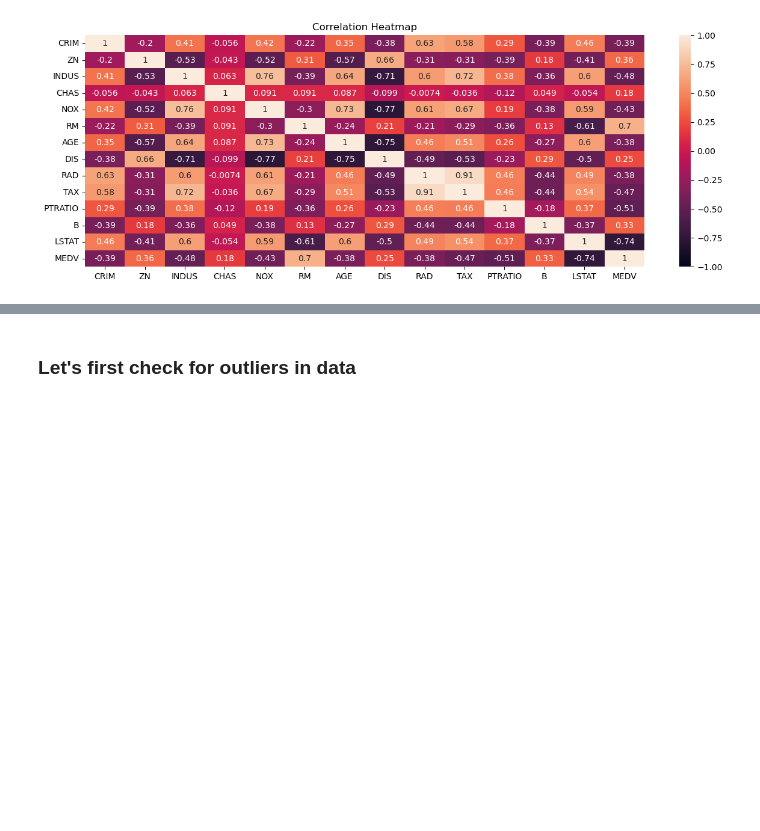
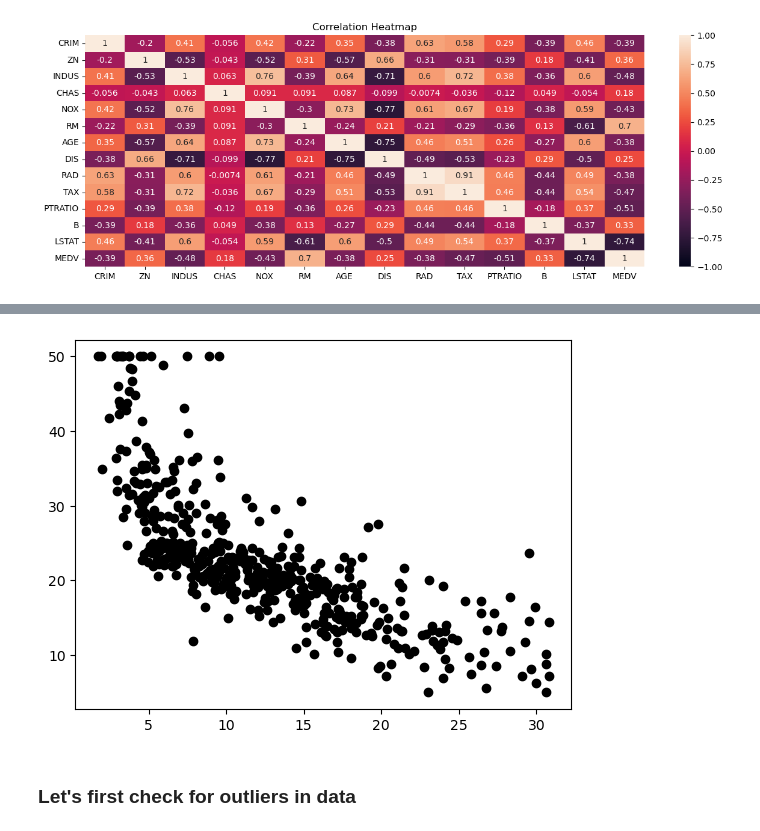
Before and after one commit to fhprime/Boston-House-Prices, a Jupyter notebook: Boston House Prices Notebook.ipynb, the cells around one changed output, grey strips where cells are left out. Saved outputs shown, nothing was run; the diff lists cells and outputs as text; code cells hidden in the pictures; blank space fills up the shorter version.

```diff
--- a/Boston House Prices Notebook.ipynb
+++ b/Boston House Prices Notebook.ipynb
@@ -148,3 +168,8 @@ Text(0.5, 1.0, 'Correlation Heatmap')
+# %%
+plt.scatter(dataset['LSTAT'],dataset['MEDV'],color = 'black')
+plt.show()
+# %% [output]
+[figure, added]
 # %% [markdown]
 ### Let's first check for outliers in data
 # %%
```
Also changed, not shown: parts of 12 cells of this notebook.
